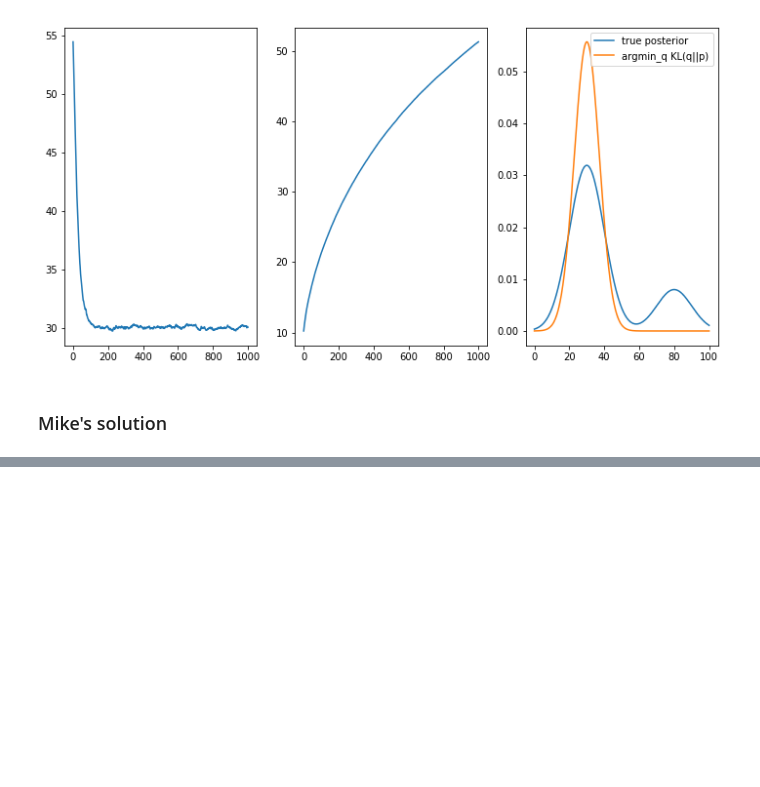
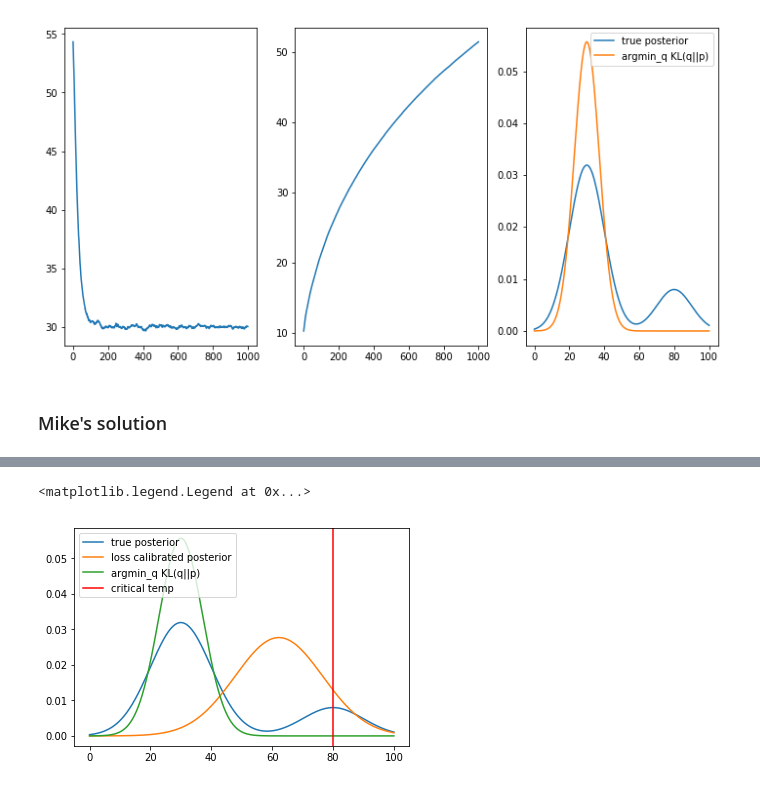
Before and after one commit to takutosato/ml, a Jupyter notebook: loss calibrated.ipynb, the cells around one changed output, grey strips where cells are left out. Drawn from its saved outputs; the diff is of its cells as text; code cells hidden in the pictures; blank space fills up the shorter version.

```diff
--- a/loss calibrated.ipynb
+++ b/loss calibrated.ipynb
@@ -174,7 +174,7 @@ for i in np.arange(num_iterations):
 # Aside: what's unusual about this construction is that we have the analytical expression of the true posterior.
 # Normally in variational inference, we don't have this, or else we know it only up to a constant of proportionality.
 
-u_
+u_min_kl = u
 x = np.linspace(0,100,1000)
 plt.figure(figsize=(12,6))
 plt.subplot(1,3,1)
@@ -212,10 +235,10 @@ u = 60.0
 sigma = 10.0
 beta = 200.0
 
-num_iterations = 100
+num_iterations = 50
 num_samples = 1000
 
-history = { metric : np.zeros(num_iterations) for metric in ['dL_u', 'risk', 'u', 'h']}
+history = { metric : np.zeros(num_iterations) for metric in ['dL_u', 'dL_sigma', 'risk', 'u', 'sigma', 'h']}
 
 for i in np.arange(num_iterations):
     # sample from the true posterior, which is a mixture of Gaussians
@@ -225,26 +248,32 @@ for i in np.arange(num_iterations):
 
     # the index into the decision h is [on, off]
     # note h doesn't depend on theta
-    def h_u(u):
+    def h(params):
+        u = params[0]
+        sigma = params[1]
         p = norm.cdf(T_crit, u, sigma)
         return np.exp(beta*np.array([p, 0.98])) / np.sum(np.exp(beta*np.array([p, 0.98])))
 
-    def h_sigma(sigma):
-        p = norm.cdf(T_crit, u, sigma)
-        return np.exp(beta*np.array([p, 0.98])) / np.sum(np.exp(beta*np.array([p, 0.98])))
+    # loss has shape (num_samples, 2)
+    loss = np.array([ loss_critical if c else loss_not_critical for c in critical])
 
-    loss = np.array([ loss_critical if c else loss_not_critical for c in critical])
-    dh_u = autograd.jacobian(h_u)
-    dL_u = (1.0/num_samples)*np.sum(loss*dh_u(u))
-    posterior_risk = (1.0/num_samples)*np.sum(loss*h_u(u))
+    # A Jacobian has dimension (output, input)
+    dh = autograd.jacobian(h)
+    dL = (1.0/num_samples)*np.sum(np.dot(loss, dh(np.array([u, sigma]))), axis=0)
+    posterior_risk = (1.0/num_samples)*np.sum(np.dot(loss, h(np.array([u, sigma]))))
 
     # dh_s = autograd.grad(h_sigma)
-    history['dL_u'][i] = dL_u
+    history['dL_u'][i] = dL[0]
+    history['dL_sigma'][i] = dL[1]
     history['u'][i] = u
+    history['sigma'][i] = sigma
+
     history['risk'][i] = posterior_risk
-    history['h'][i] = np.argmax(h_u(u))
-    u = u-lr*dL_u
-    # u = u - lr*dh_u(u)
+    history['h'][i] = h(np.array([u, sigma]))[0]
+
+    # update params
+    u = u - lr*dL[0]
+    sigma = sigma - lr*dL[1]
 # %%
 # plot history
 plt.figure(figsize=(16,12))
@@ -275,0 +307,9 @@ plt.legend(loc="upper left")
+# %%
+plt.plot(x, posterior(x), label="true posterior")
+plt.plot(x, norm.pdf(x, u, sigma), label="loss calibrated posterior")
+plt.plot(x, norm.pdf(x, u_min_kl, np.sqrt(v)), label="argmin_q KL(q||p)")
+plt.axvline(x=T_crit, color="red", label="critical temp")
+plt.legend(loc="upper left")
+# %% [output]
+<matplotlib.legend.Legend at 0x...>
+[figure, added]
```
Also changed, not shown: parts of 4 cells of this notebook.
